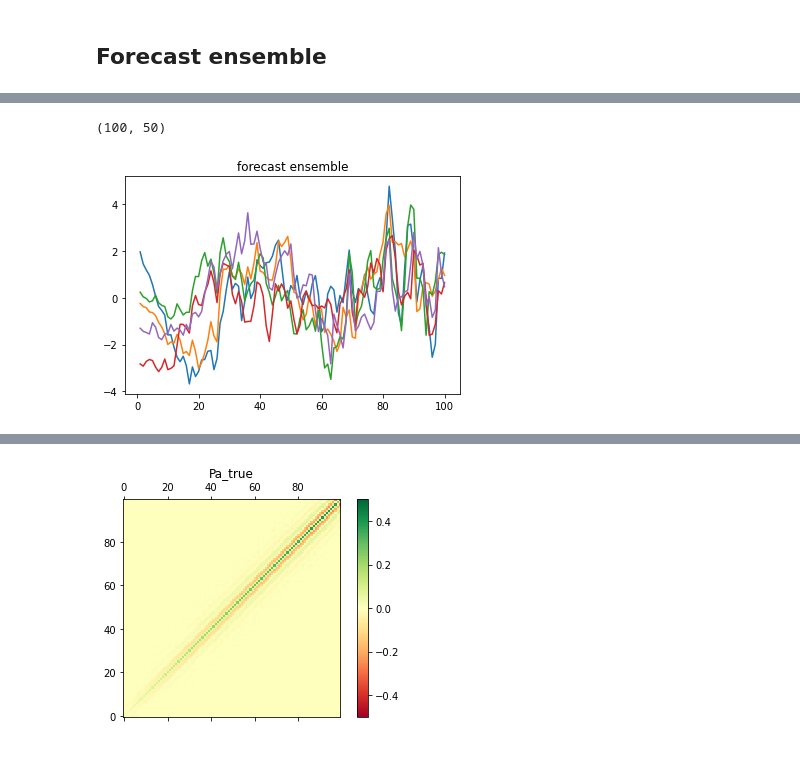
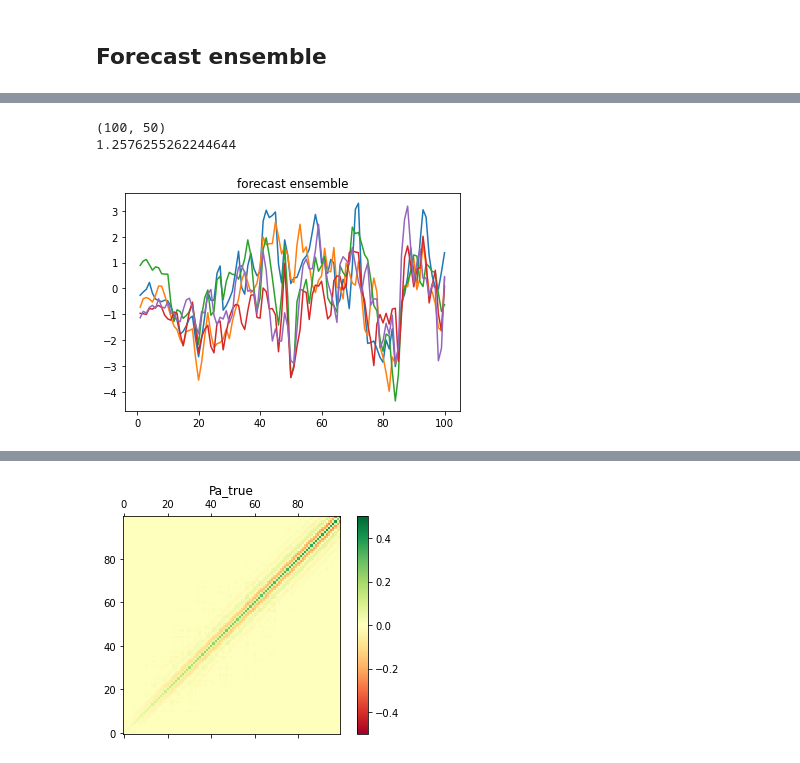
Before and after one commit to s-nakashita/pydpac, a Jupyter notebook: modulated_ensemble_linear.ipynb, the cells around one changed output, grey strips where cells are left out. Saved outputs shown, nothing was run; the diff lists cells and outputs as text; code cells hidden in the pictures.

```diff
--- a/modulated_ensemble_linear.ipynb
+++ b/modulated_ensemble_linear.ipynb
@@ -290,17 +290,20 @@ plt.show()
 # %%
 # forecast ensemble
 ## mean
 xf_ = sPt @ rs.standard_normal(size=N)
 ## member
 xf = xf_[:, None] + Xf
 print(xf.shape)
+initial_mean_err = np.sqrt(((xf.mean(axis=1) - xt)**2).mean())
+print(initial_mean_err)
 for k in range(0,K,10):
     plt.plot(vindex, xf[:,k])
 plt.title('forecast ensemble')
 plt.show()
 # %% [output]
 (100, 50)
+1.2576255262244644
-[figure, old version]
+[figure, new version]
 # %%
 # modulated ensemble
 L = W.shape[1]
```
Also changed, not shown: parts of 15 cells of this notebook, 11 other files.
